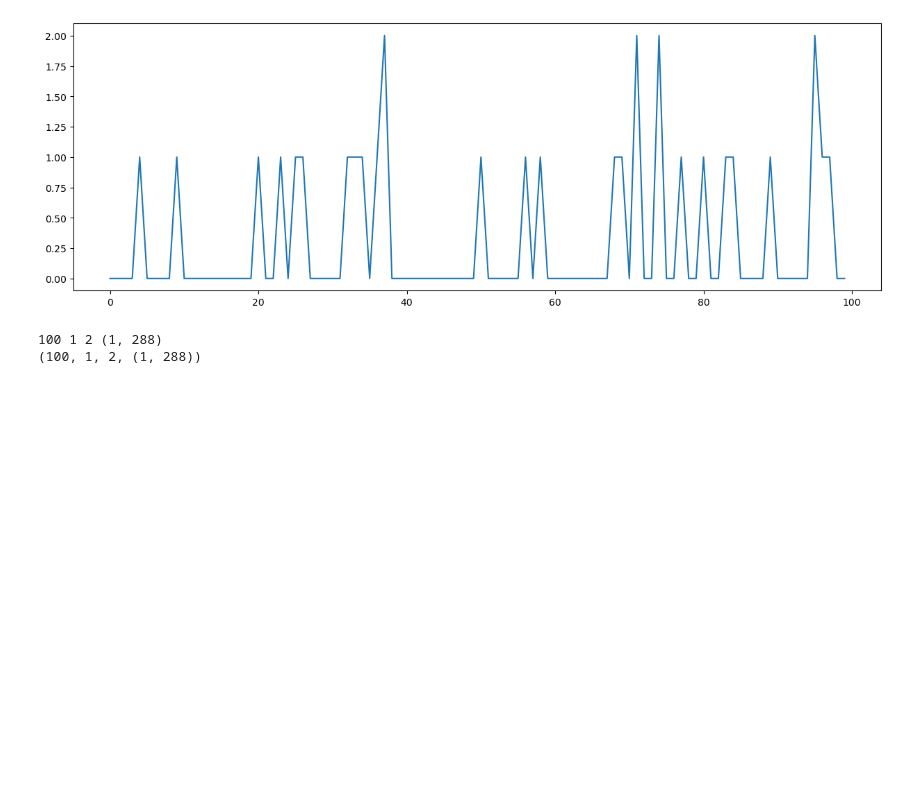
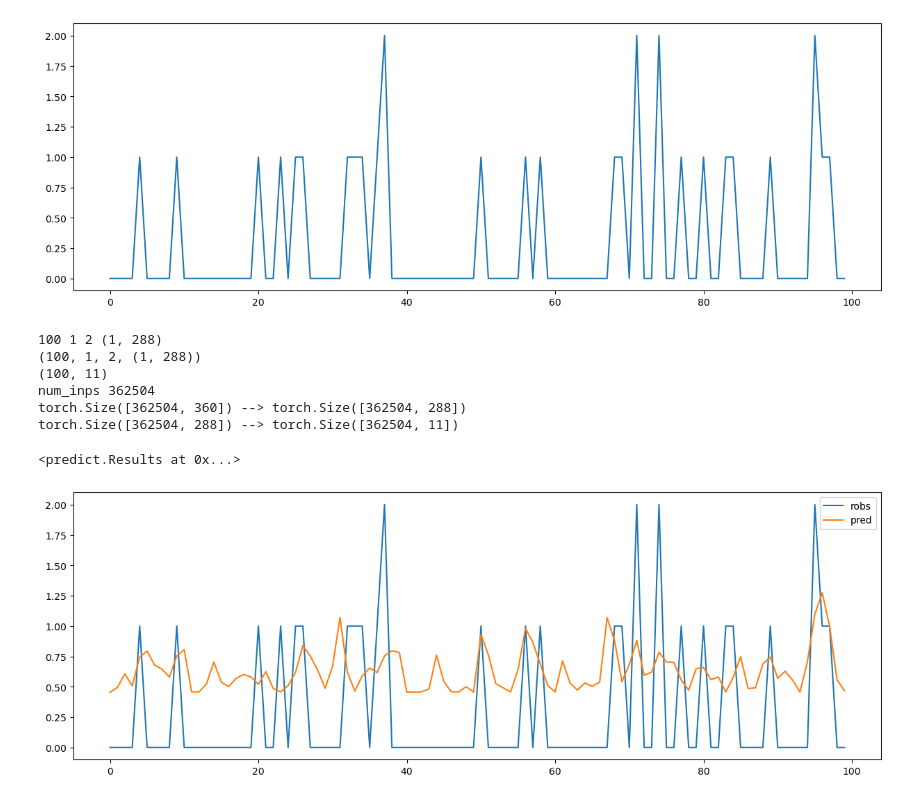
Before and after one commit to NeuroTheoryUMD/mattjac, a Jupyter notebook: v1/exp_CNIM.ipynb, the cells around one changed output. Drawn from its saved outputs; the diff is of its cells as text; code cells hidden in the pictures; blank space fills up the shorter version.

Commit message:
Updated to predict robs and use valid dfs (at least for robs if not for stim).

```diff
--- a/v1/exp_CNIM.ipynb
+++ b/v1/exp_CNIM.ipynb
@@ -85,10 +85,25 @@ plot.plot_robs(data.robs[:100,6], smooth=None, figsize=(15,5))
 # test predicting using model
 import predict
 reload(predict)
-results = predict.predict(data.stim[:100], model, data.robs, verbose=False)
+results = predict.predict(model, data.stim[:100], data.robs, verbose=False)
 print(len(results.outputs), len(results.outputs[0]), len(results.outputs[0]['CNIM']), results.outputs[0]['CNIM'][0].shape)
 print(results.outputs_shape)
+
+print(results.pred.shape)
+
+predict.predict(model=model, dataset=data, verbose=True)
 # %% [output]
 100 1 2 (1, 288)
 (100, 1, 2, (1, 288))
+(100, 11)
+num_inps 362504
+torch.Size([362504, 360]) --> torch.Size([362504, 288])
+torch.Size([362504, 288]) --> torch.Size([362504, 11])
+<predict.Results at 0x...>
+# %%
+# test plotting model weights and predictions
+reload(plot)
+plot.plot_robs(data.robs[:100,6], results.pred[:100,6], smooth=None, figsize=(15,5))
+# %% [output]
+[figure, added]
 # %%
```
Also changed, not shown: parts of 2 cells of this notebook, 2 other files.
